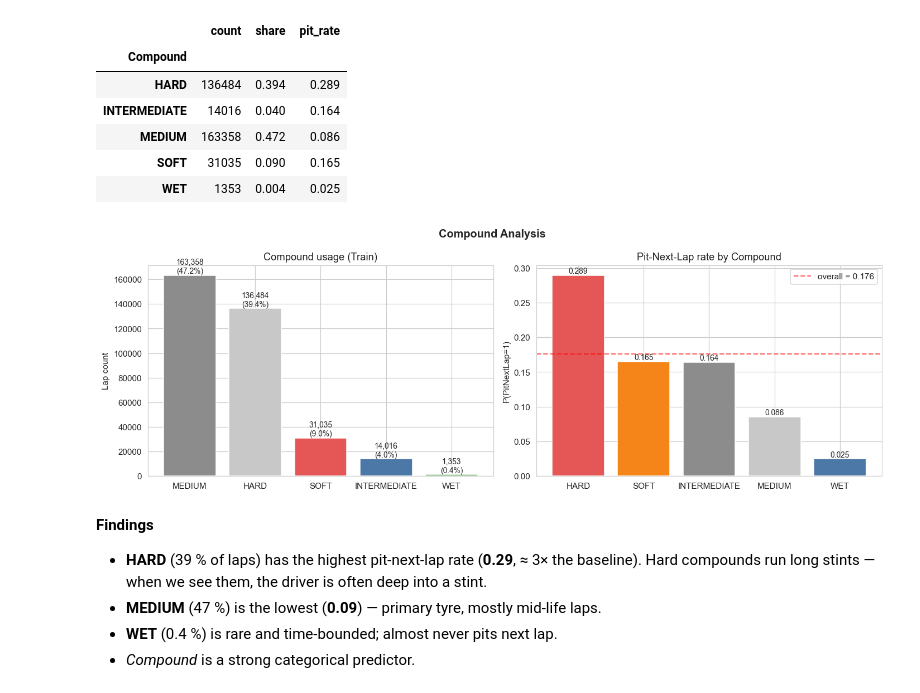
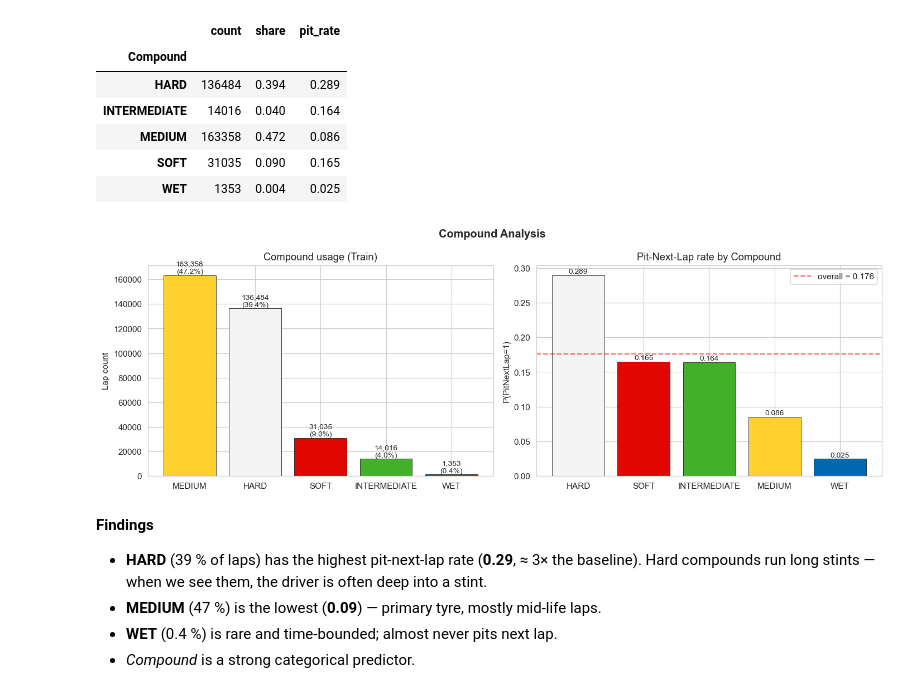
Before and after one commit to T0MYYY/f1-pit-stop-prediction-adsp32021, a Jupyter notebook: notebooks/EDA.ipynb, the cells around one changed output. Drawn from its saved outputs; the diff is of its cells as text; code cells hidden in the pictures.

Commit message:
Optimize the color display of the bar associated with the notebook tire, so that it corresponds to the tire colors used in Formula One

```diff
--- a/notebooks/EDA.ipynb
+++ b/notebooks/EDA.ipynb
@@ -175,29 +175,39 @@ comp_table.round(3)
 # %%
 fig, axes = plt.subplots(1, 2, figsize=(13, 4.5))
 
+F1_TYRE_COLORS = {
+    'SOFT': '#E10600',
+    'MEDIUM': '#FFD12E',
+    'HARD': '#F4F4F4',
+    'INTERMEDIATE': '#43B02A',
+    'WET': '#0067B1',
+}
+
 axes[0].bar(comp_counts.index, comp_counts.values,
-            color=['#8C8C8C', '#C8C8C8', '#E45756', '#4C78A8', '#54A24B'])
+            color=[F1_TYRE_COLORS[c] for c in comp_counts.index],
+            edgecolor='#2B2B2B', linewidth=0.6)
 axes[0].set_title('Compound usage (Train)')
 axes[0].set_ylabel('Lap count')
 for i, v in enumerate(comp_counts.values):
     axes[0].text(i, v, f'{v:,}\n({v/len(train):.1%})', ha='center', va='bottom', fontsize=9)
 
 axes[1].bar(comp_rate.index, comp_rate.values,
-            color=['#E45756', '#F58518', '#8C8C8C', '#C8C8C8', '#4C78A8'])
+            color=[F1_TYRE_COLORS[c] for c in comp_rate.index],
+            edgecolor='#2B2B2B', linewidth=0.6)
 axes[1].axhline(train['PitNextLap'].mean(), color='red', linestyle='--', alpha=0.6,
                 label=f'overall = {train["PitNextLap"].mean():.3f}')
 axes[1].set_title('Pit-Next-Lap rate by Compound')
 axes[1].set_ylabel('P(PitNextLap=1)')
 axes[1].legend()
 for i, v in enumerate(comp_rate.values):
     axes[1].text(i, v, f'{v:.3f}', ha='center', va='bottom', fontsize=9)
 
 plt.suptitle('Compound Analysis', fontsize=13, fontweight='bold')
 plt.tight_layout()
 plt.savefig(os.path.join(OUT_DIR, 'figures/02_compound_analysis.png'), bbox_inches='tight')
 plt.show()
 # %% [output]
-[figure, old version]
+[figure, new version]
 # %% [markdown]
 **Findings**
 - **HARD** (39 % of laps) has the highest pit-next-lap rate (**0.29**, ≈ 3× the baseline). Hard compounds run long stints — when we see them, the driver is often deep into a stint.
```
Also changed, not shown: parts of 1 cell of this notebook, 2 other files.
